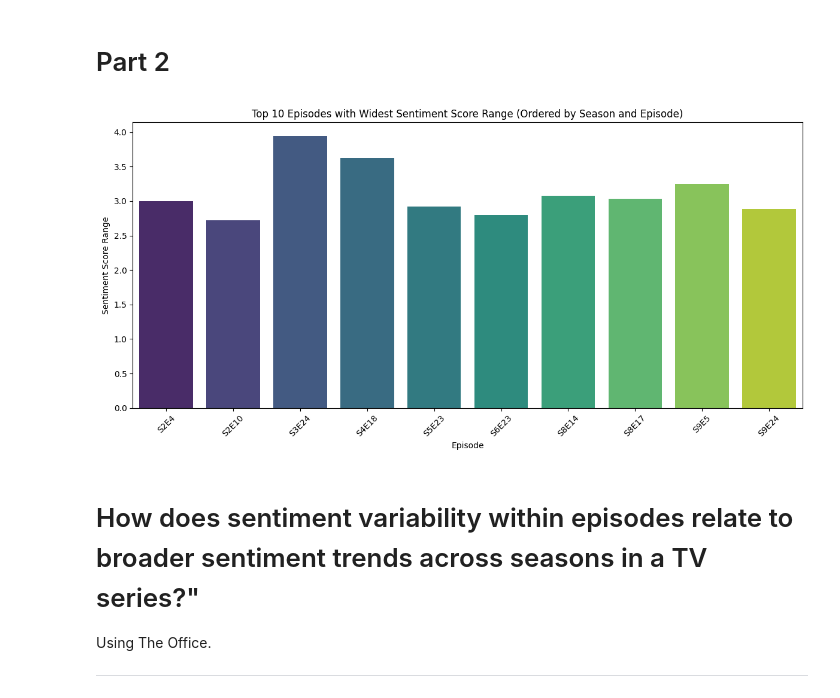
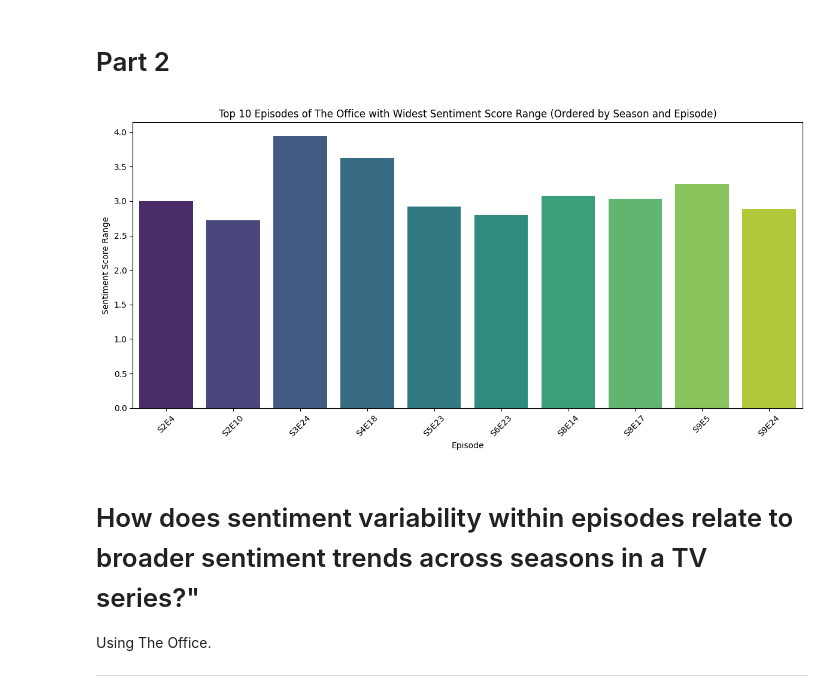
Before and after one commit to Markl900/my-notebooks, a Jupyter notebook: Copy_of_PROJECT.ipynb, the cells around one changed output. Saved outputs shown, nothing was run; the diff lists cells and outputs as text; code cells hidden in the pictures.

```diff
--- a/Copy_of_PROJECT.ipynb
+++ b/Copy_of_PROJECT.ipynb
@@ -256,22 +259,22 @@ print(sentiment_range.head(10))
 # %%
 import matplotlib.pyplot as plt
 import seaborn as sns
 
 sorted_df = sentiment_range.head(10).sort_values(['season', 'episode'])
 
 sorted_df['episode_label'] = 'S' + sorted_df['season'].astype(str) + 'E' + sorted_df['episode'].astype(str)
 
 plt.figure(figsize=(12, 6))
 sns.barplot(data=sorted_df, x='episode_label', y='sentimentr_score', palette='viridis')
 
-plt.title('Top 10 Episodes with Widest Sentiment Score Range (Ordered by Season and Episode)')
+plt.title('Top 10 Episodes of The Office with Widest Sentiment Score Range (Ordered by Season and Episode)')
 plt.xlabel('Episode')
 plt.ylabel('Sentiment Score Range')
 plt.xticks(rotation=45)
 plt.tight_layout()
 plt.show()
 # %% [output]
-[figure, old version]
+[figure, new version]
 # %% [markdown]
 # How does sentiment variability within episodes relate to broader sentiment trends across seasons in a TV series?"
 
```
Also changed, not shown: parts of 4 cells of this notebook.
